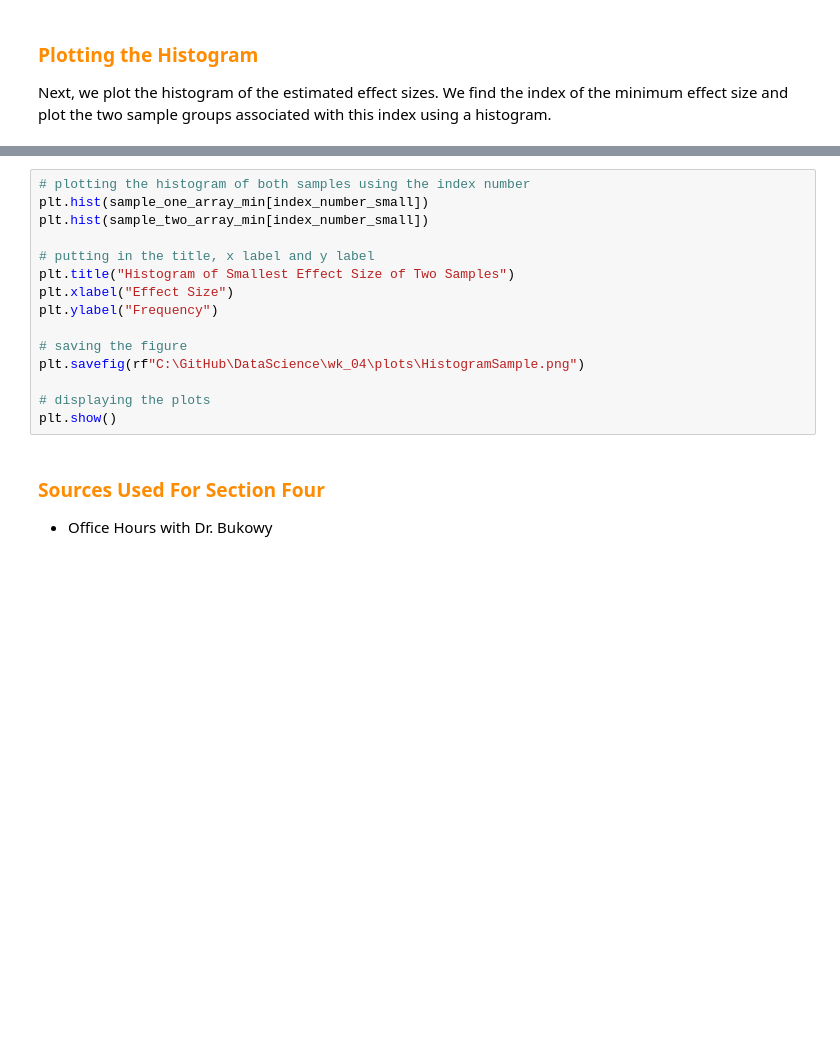
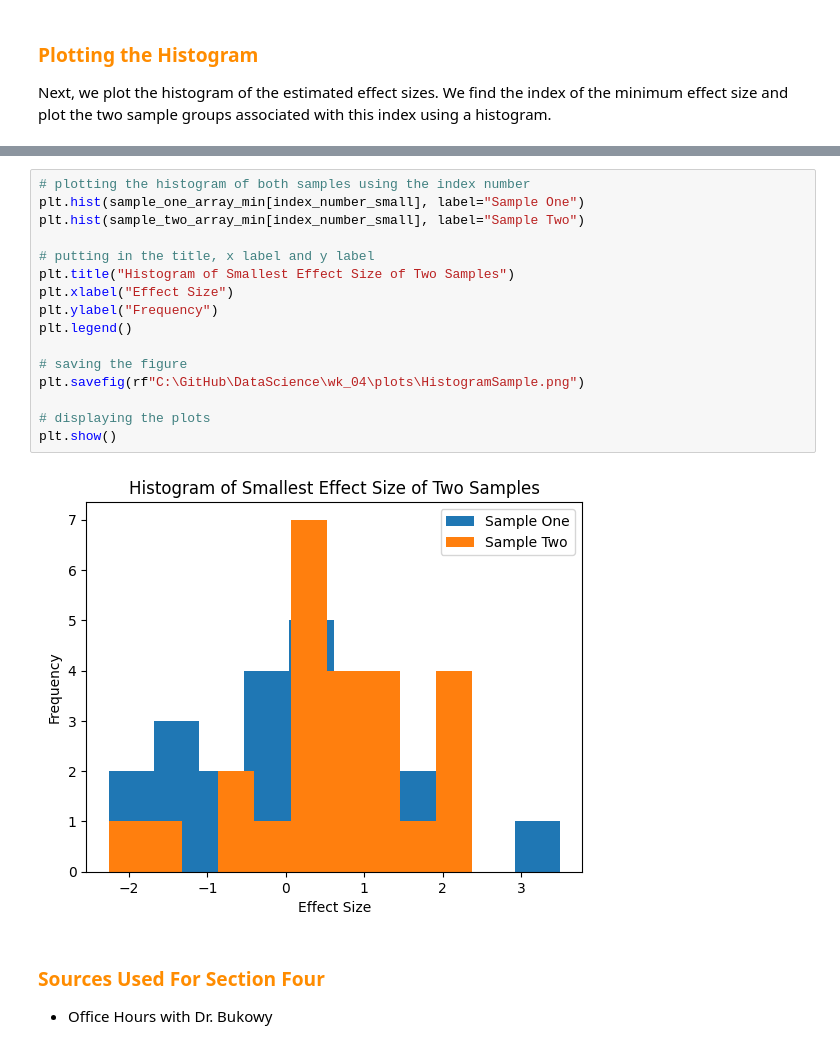
Before and after one commit to chowdhuryj-github/DataScienceDataAnalysis, a Jupyter notebook: wk_04/lab/Lab_4_JIC.ipynb, the cells around one changed output, grey strips where cells are left out. Cells and saved outputs as stored; diff of their text form; blank space fills up the shorter version.

```diff
--- a/wk_04/lab/Lab_4_JIC.ipynb
+++ b/wk_04/lab/Lab_4_JIC.ipynb
@@ -528,18 +644,21 @@ print("Index Number: ", index)
 # %%
 # plotting the histogram of both samples using the index number
-plt.hist(sample_one_array_min[index_number_small])
-plt.hist(sample_two_array_min[index_number_small])
+plt.hist(sample_one_array_min[index_number_small], label="Sample One")
+plt.hist(sample_two_array_min[index_number_small], label="Sample Two")
 
 # putting in the title, x label and y label
 plt.title("Histogram of Smallest Effect Size of Two Samples")
 plt.xlabel("Effect Size")
 plt.ylabel("Frequency")
+plt.legend()
 
 # saving the figure
 plt.savefig(rf"C:\GitHub\DataScience\wk_04\plots\HistogramSample.png")
 
 # displaying the plots
 plt.show()
+# %% [output]
+[figure, added]
 # %% [markdown]
 ### <font color='#FF8C00'> Sources Used For Section Four </font>
  - Office Hours with Dr. Bukowy
```
Also changed, not shown: parts of 20 cells of this notebook, 8 other files.
